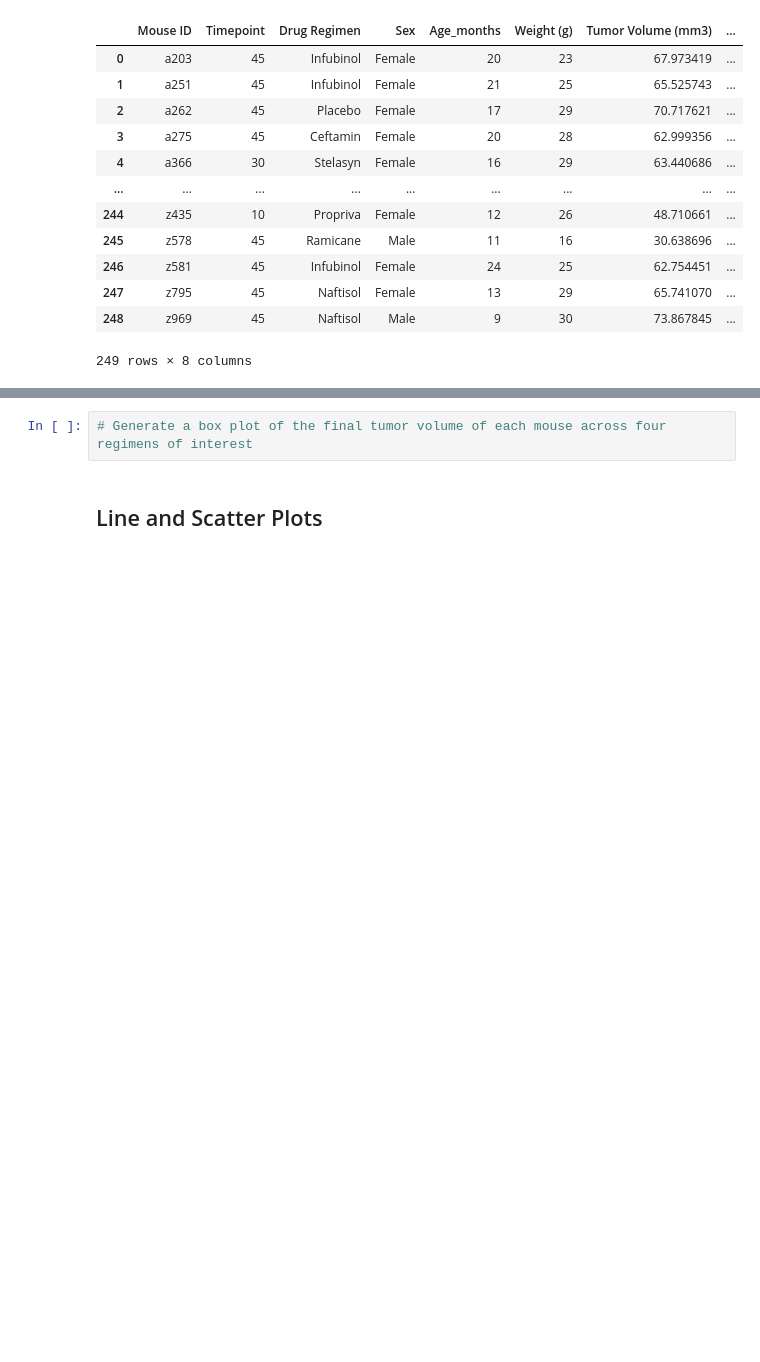
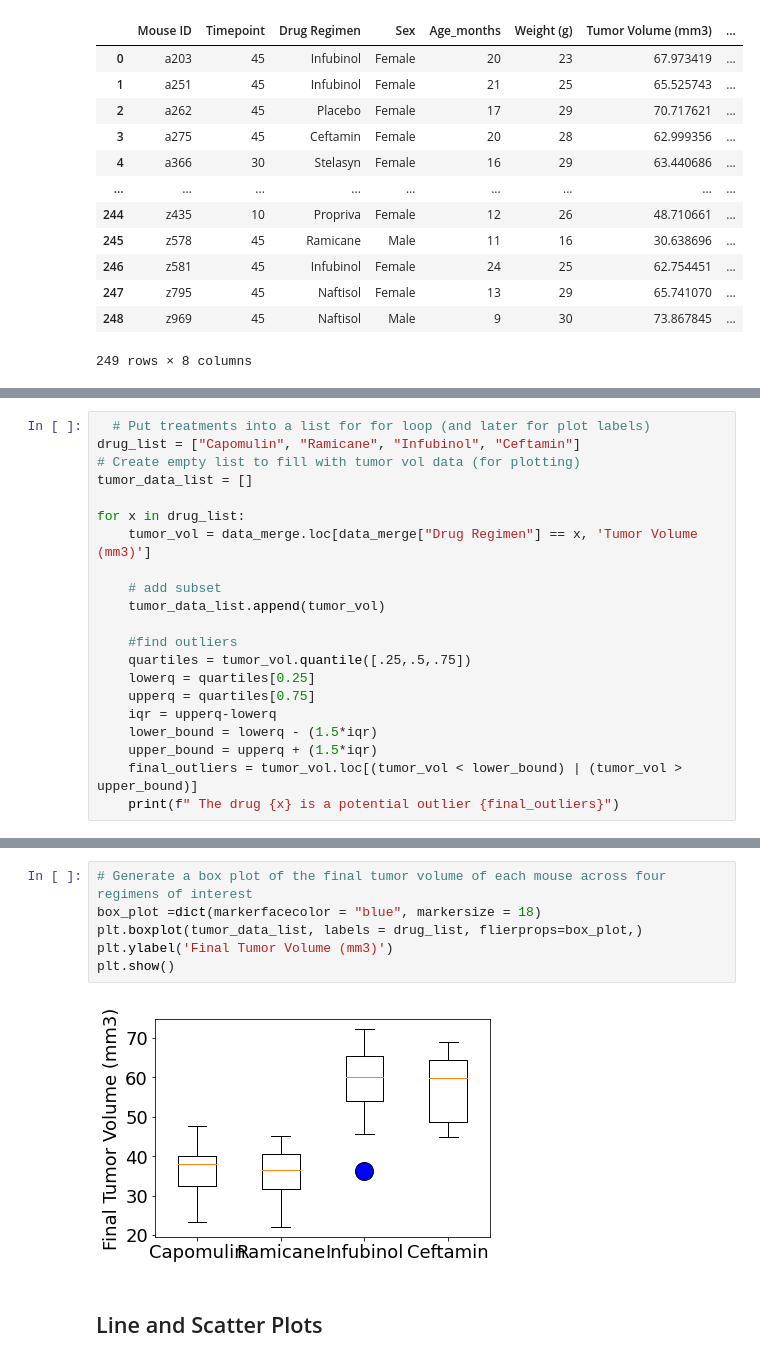
Before and after one commit to adamjohnson57/matplotlib-challenge, a Jupyter notebook: 05-Matplotlib/Instructions/Pymaceuticals/pymaceuticals.ipynb, the cells around one changed output, grey strips where cells are left out. Cells and saved outputs as stored; diff of their text form; blank space fills up the shorter version.

```diff
--- a/05-Matplotlib/Instructions/Pymaceuticals/pymaceuticals.ipynb
+++ b/05-Matplotlib/Instructions/Pymaceuticals/pymaceuticals.ipynb
@@ -356,0 +340,21 @@ data_merge
+# %%
+  # Put treatments into a list for for loop (and later for plot labels)
+drug_list = ["Capomulin", "Ramicane", "Infubinol", "Ceftamin"]
+# Create empty list to fill with tumor vol data (for plotting)
+tumor_data_list = []
+
+for x in drug_list:
+    tumor_vol = data_merge.loc[data_merge["Drug Regimen"] == x, 'Tumor Volume (mm3)']
+
+    # add subset
+    tumor_data_list.append(tumor_vol)
+
+    #find outliers
+    quartiles = tumor_vol.quantile([.25,.5,.75])
+    lowerq = quartiles[0.25]
+    upperq = quartiles[0.75]
+    iqr = upperq-lowerq
+    lower_bound = lowerq - (1.5*iqr)
+    upper_bound = upperq + (1.5*iqr)
+    final_outliers = tumor_vol.loc[(tumor_vol < lower_bound) | (tumor_vol > upper_bound)]
+    print(f" The drug {x} is a potential outlier {final_outliers}")
@@ -357,5 +367,11 @@ data_merge
 # %%
 # Generate a box plot of the final tumor volume of each mouse across four regimens of interest
+box_plot =dict(markerfacecolor = "blue", markersize = 18)
+plt.boxplot(tumor_data_list, labels = drug_list, flierprops=box_plot,)
+plt.ylabel('Final Tumor Volume (mm3)')
+plt.show()
+# %% [output]
+[figure, added]
 # %% [markdown]
 ## Line and Scatter Plots
 # %%
```
Also changed, not shown: parts of 5 cells of this notebook.
